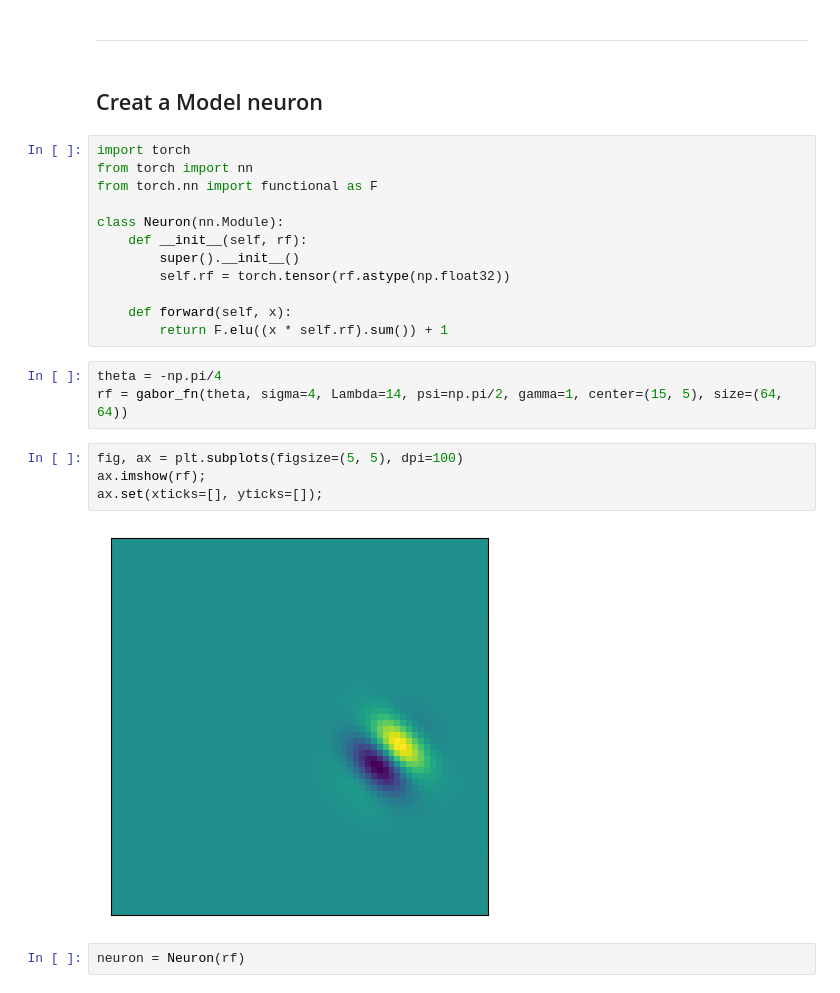
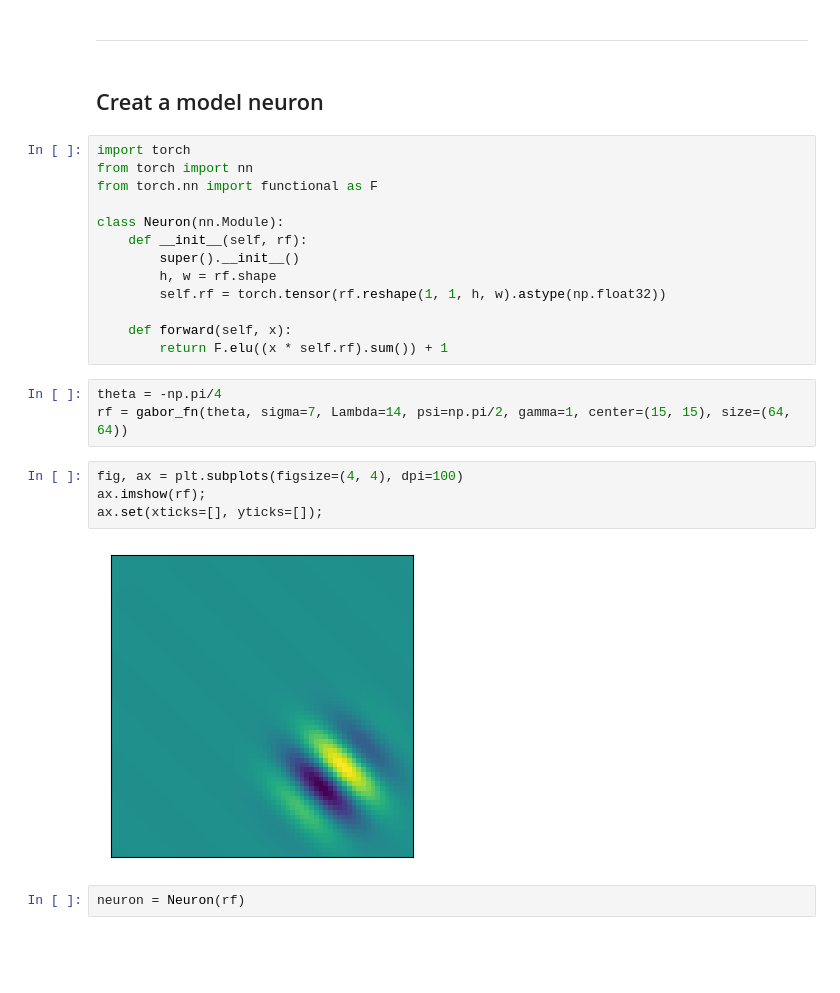
Before and after one commit to mohammadbashiri/fitgabor, a Jupyter notebook: example.ipynb, the cells around one changed output. Drawn from its saved outputs; the diff is of its cells as text; blank space fills up the shorter version.

```diff
--- a/example.ipynb
+++ b/example.ipynb
@@ -9,7 +9,7 @@ from fitgabor.utils import gabor_fn
 # %% [markdown]
 ---
 # %% [markdown]
-## Creat a Model neuron
+## Creat a model neuron
 # %%
 import torch
 from torch import nn
@@ -18,19 +18,20 @@ from torch.nn import functional as F
 class Neuron(nn.Module):
     def __init__(self, rf):
         super().__init__()
-        self.rf = torch.tensor(rf.astype(np.float32))
+        h, w = rf.shape
+        self.rf = torch.tensor(rf.reshape(1, 1, h, w).astype(np.float32))
 
     def forward(self, x):
         return F.elu((x * self.rf).sum()) + 1
 # %%
 theta = -np.pi/4
-rf = gabor_fn(theta, sigma=4, Lambda=14, psi=np.pi/2, gamma=1, center=(15, 5), size=(64, 64))
+rf = gabor_fn(theta, sigma=7, Lambda=14, psi=np.pi/2, gamma=1, center=(15, 15), size=(64, 64))
 # %%
-fig, ax = plt.subplots(figsize=(5, 5), dpi=100)
+fig, ax = plt.subplots(figsize=(4, 4), dpi=100)
 ax.imshow(rf);
 ax.set(xticks=[], yticks=[]);
 # %% [output]
-[figure, old version]
+[figure, new version]
 # %%
 neuron = Neuron(rf)
 # %% [markdown]
```
Also changed, not shown: parts of 17 cells of this notebook, 2 other files.
